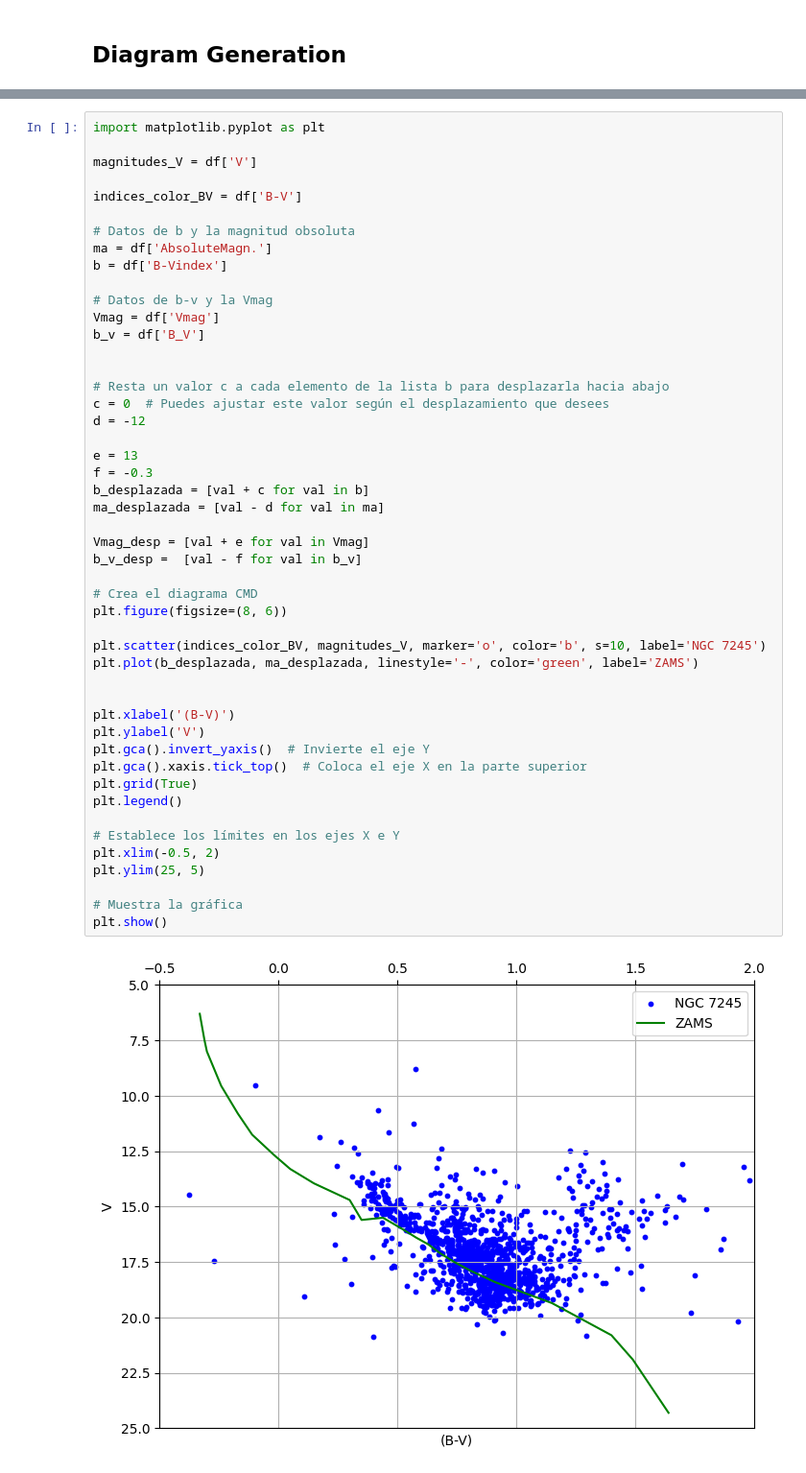
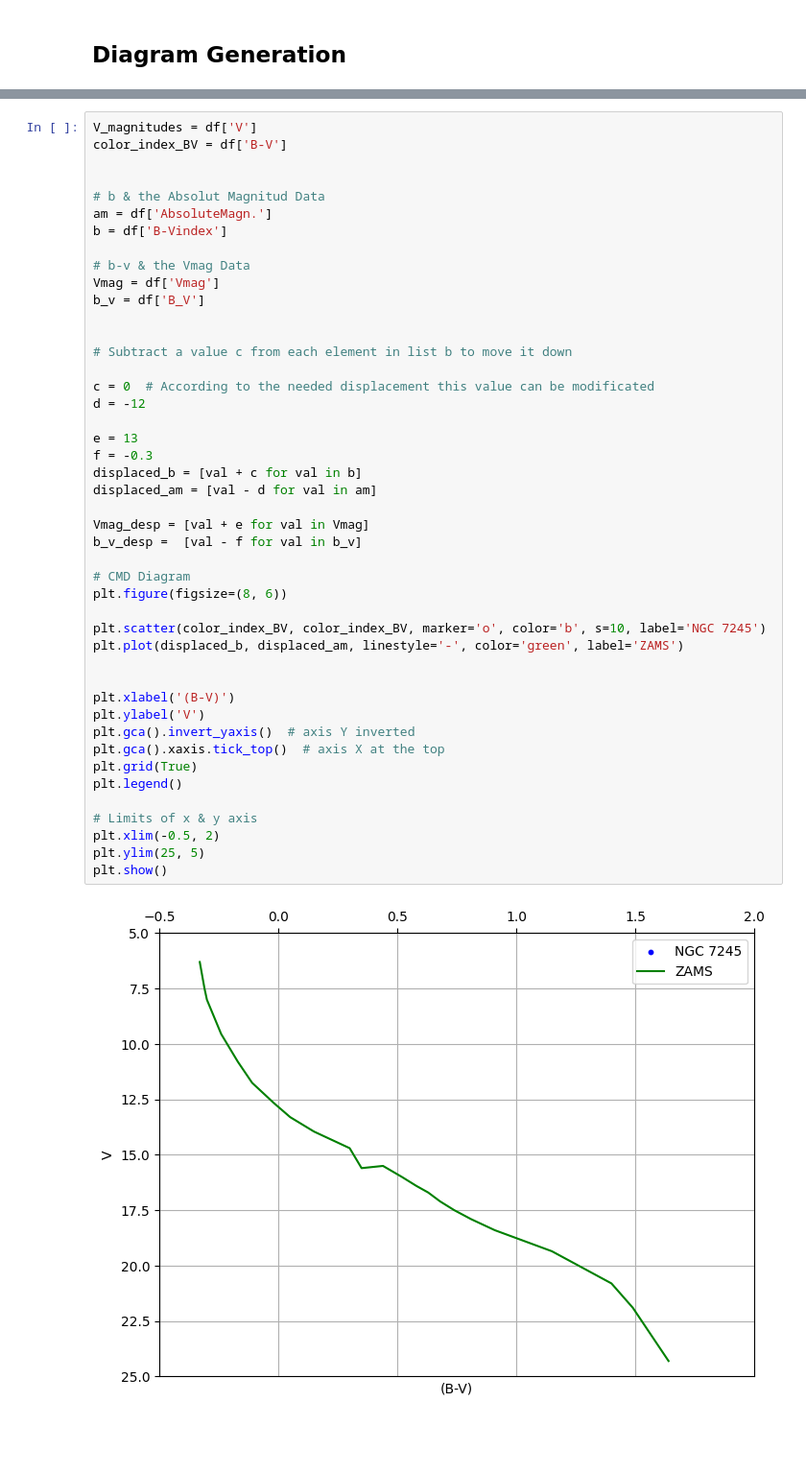
Before and after one commit to LennyRBriones/ngc-7245-co-project, a Jupyter notebook: ngc_7245_magnitud_data.ipynb, the cells around one changed output, grey strips where cells are left out. Shown at 96% size. Cells and saved outputs as stored; diff of their text form; blank space fills up the shorter version.

```diff
--- a/ngc_7245_magnitud_data.ipynb
+++ b/ngc_7245_magnitud_data.ipynb
@@ -343,52 +420,49 @@ plt.show()
 # %% [output]
 [figure]
 # %%
-import matplotlib.pyplot as plt
+V_magnitudes = df['V']
+color_index_BV = df['B-V']
 
-magnitudes_V = df['V']
 
-indices_color_BV = df['B-V']
-
-# Datos de b y la magnitud obsoluta
-ma = df['AbsoluteMagn.']
+# b & the Absolut Magnitud Data
+am = df['AbsoluteMagn.']
 b = df['B-Vindex']
 
-# Datos de b-v y la Vmag
+# b-v & the Vmag Data
 Vmag = df['Vmag']
 b_v = df['B_V']
 
 
-# Resta un valor c a cada elemento de la lista b para desplazarla hacia abajo
-c = 0  # Puedes ajustar este valor según el desplazamiento que desees
+# Subtract a value c from each element in list b to move it down
+
+c = 0  # According to the needed displacement this value can be modificated
 d = -12
 
 e = 13
 f = -0.3
-b_desplazada = [val + c for val in b]
-ma_desplazada = [val - d for val in ma]
+displaced_b = [val + c for val in b]
+displaced_am = [val - d for val in am]
 
 Vmag_desp = [val + e for val in Vmag]
 b_v_desp =  [val - f for val in b_v]
 
-# Crea el diagrama CMD
+# CMD Diagram
 plt.figure(figsize=(8, 6))
 
-plt.scatter(indices_color_BV, magnitudes_V, marker='o', color='b', s=10, label='NGC 7245')
-plt.plot(b_desplazada, ma_desplazada, linestyle='-', color='green', label='ZAMS')
+plt.scatter(color_index_BV, color_index_BV, marker='o', color='b', s=10, label='NGC 7245')
+plt.plot(displaced_b, displaced_am, linestyle='-', color='green', label='ZAMS')
 
 
 plt.xlabel('(B-V)')
 plt.ylabel('V')
-plt.gca().invert_yaxis()  # Invierte el eje Y
-plt.gca().xaxis.tick_top()  # Coloca el eje X en la parte superior
+plt.gca().invert_yaxis()  # axis Y inverted
+plt.gca().xaxis.tick_top()  # axis X at the top
 plt.grid(True)
 plt.legend()
 
-# Establece los límites en los ejes X e Y
+# Limits of x & y axis
 plt.xlim(-0.5, 2)
 plt.ylim(25, 5)
-
-# Muestra la gráfica
 plt.show()
 # %% [output]
-[figure, old version]
+[figure, new version]
```
Also changed, not shown: parts of 22 cells of this notebook.
